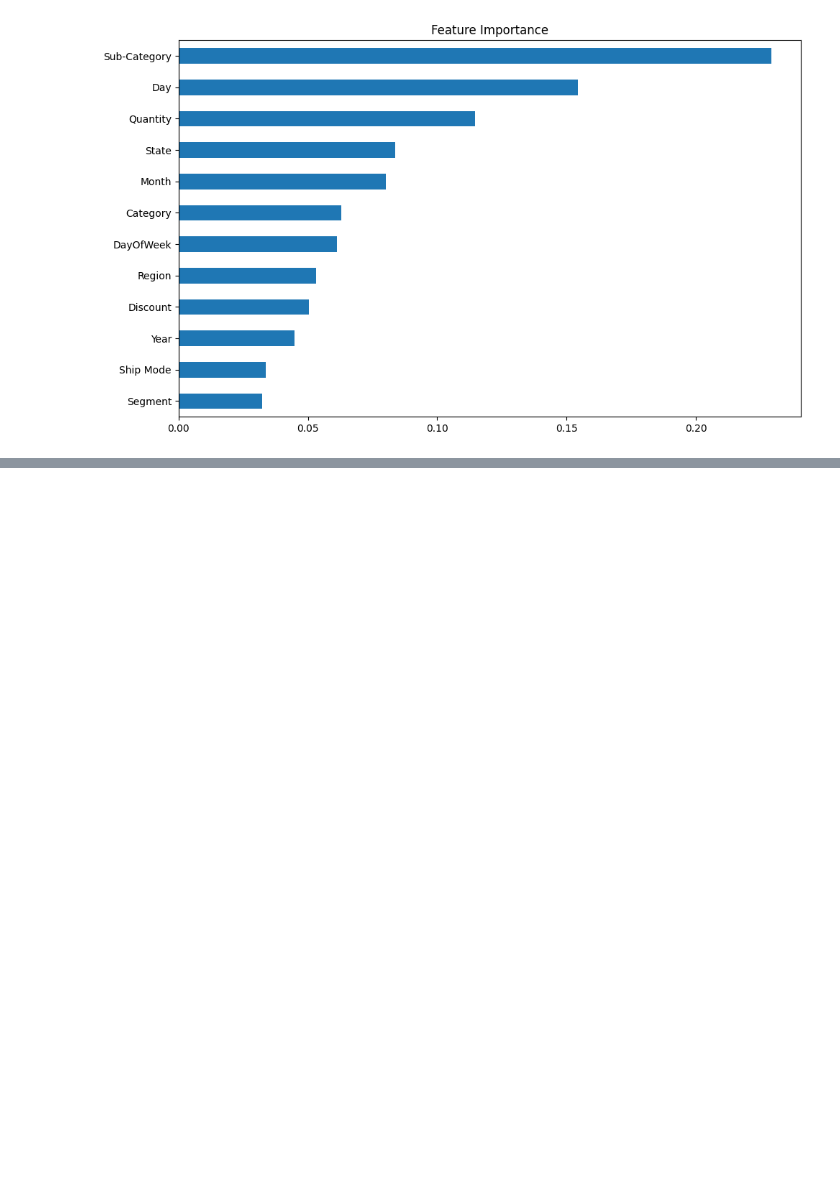
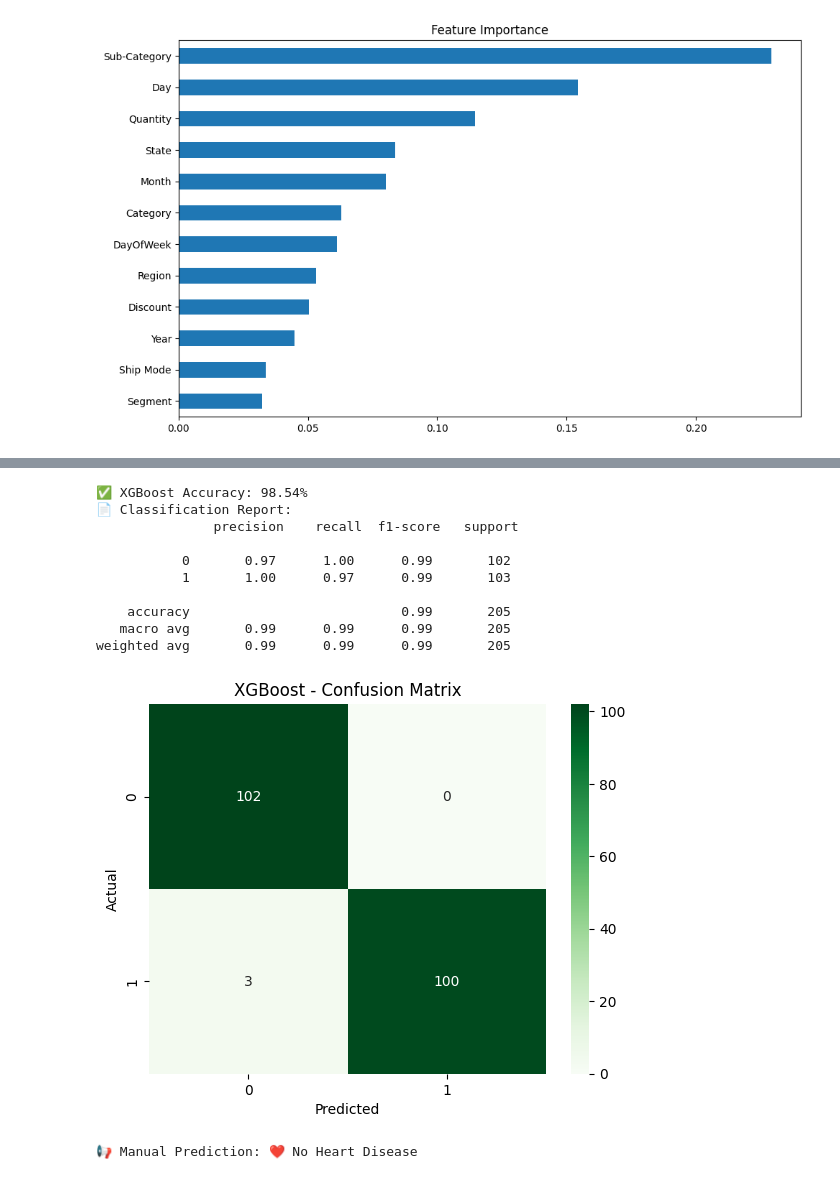
Before and after one commit to marvameraj/demo, a Jupyter notebook: python_projects_imp.ipynb, the cells around one changed output, grey strips where cells are left out. Drawn from its saved outputs; the diff is of its cells as text; code cells hidden in the pictures; blank space fills up the shorter version.

```diff
--- a/python_projects_imp.ipynb
+++ b/python_projects_imp.ipynb
@@ -189,0 +676,28 @@ DeltaGenerator()
+# %%
+# Replace 'target' with your dataset's actual target column name
+X = df.drop("target", axis=1)
+y = df["target"]
+
+# Optional: one-hot encode if you have categorical columns
+X = pd.get_dummies(X)
+# %%
+X_train, X_test, y_train, y_test = train_test_split(
+    X, y, test_size=0.2, random_state=42
+)
+
+scaler = StandardScaler()
+X_train = scaler.fit_transform(X_train)
+X_test = scaler.transform(X_test)
+# %%
+model = XGBClassifier(
+    n_estimators=200,
+    learning_rate=0.05,
+    max_depth=4,
+    subsample=0.9,
+    colsample_bytree=0.8,
+    use_label_encoder=False,
+    eval_metric='logloss',
+    random_state=42
+)
+
+model.fit(X_train, y_train)
@@ -189,0 +719,34 @@ DeltaGenerator()
+# %%
+y_pred = model.predict(X_test)
+
+accuracy = accuracy_score(y_test, y_pred)
+print(f"✅ XGBoost Accuracy: {accuracy * 100:.2f}%")
+print("📄 Classification Report:\n", classification_report(y_test, y_pred))
+
+# Confusion Matrix
+cm = confusion_matrix(y_test, y_pred)
+sns.heatmap(cm, annot=True, fmt='d', cmap='Greens')
+plt.title("XGBoost - Confusion Matrix")
+plt.xlabel("Predicted")
+plt.ylabel("Actual")
+plt.show()
+# %% [output]
+✅ XGBoost Accuracy: 98.54%
+📄 Classification Report:
+               precision    recall  f1-score   support
+
+           0       0.97      1.00      0.99       102
+           1       1.00      0.97      0.99       103
+
+    accuracy                           0.99       205
+   macro avg       0.99      0.99      0.99       205
+weighted avg       0.99      0.99      0.99       205
+[figure, added]
+# %%
+sample_input = X.iloc[0].values.reshape(1, -1)  # First row
+sample_scaled = scaler.transform(sample_input)
+prediction = model.predict(sample_scaled)
+
+print("📢 Manual Prediction:", "💔 Heart Disease" if prediction[0] == 1 else "❤️ No Heart Disease")
+# %% [output]
+📢 Manual Prediction: ❤️ No Heart Disease
```
Also changed, not shown: parts of 46 cells of this notebook.
